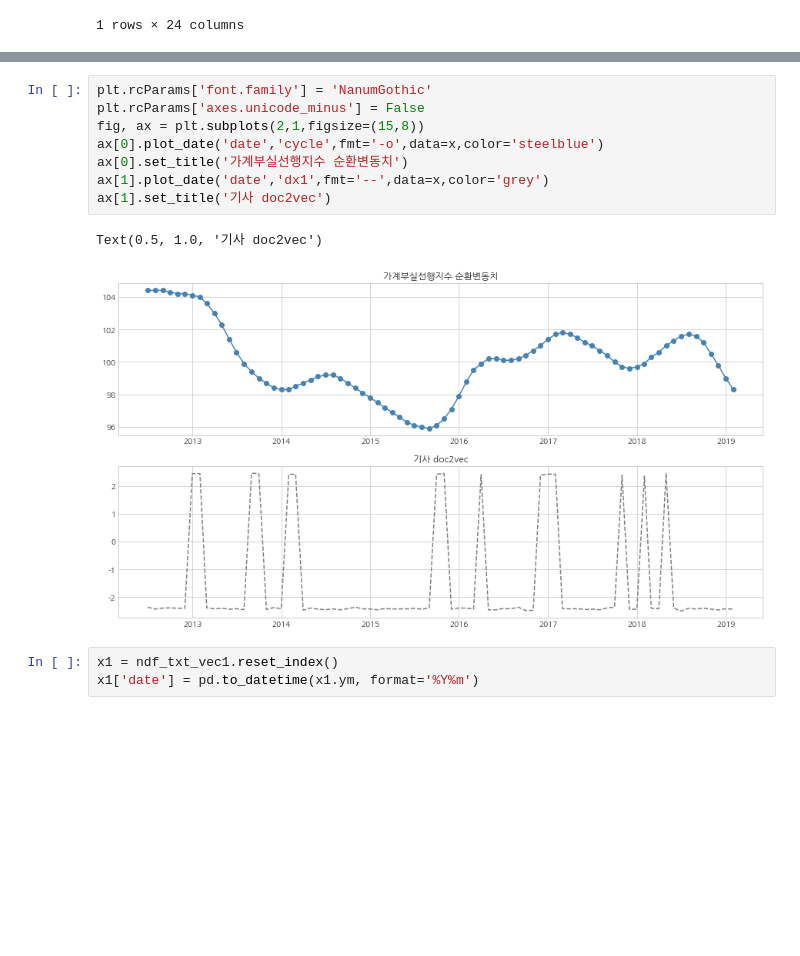
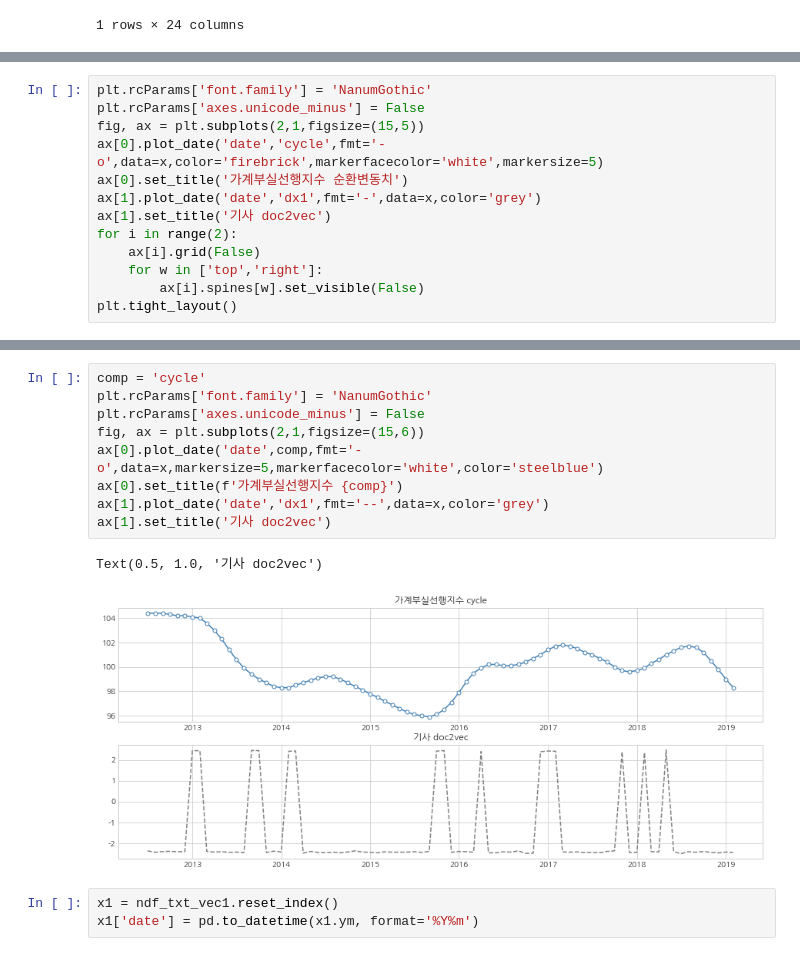
Before and after one commit to jeonghyunwoo/pub_data, a Jupyter notebook: social_doc2vec.ipynb, the cells around one changed output, grey strips where cells are left out. Cells and saved outputs as stored; diff of their text form; blank space fills up the shorter version.

```diff
--- a/social_doc2vec.ipynb
+++ b/social_doc2vec.ipynb
@@ -346,0 +351,13 @@ x.head(1)
+# %%
+plt.rcParams['font.family'] = 'NanumGothic'
+plt.rcParams['axes.unicode_minus'] = False
+fig, ax = plt.subplots(2,1,figsize=(15,5))
+ax[0].plot_date('date','cycle',fmt='-o',data=x,color='firebrick',markerfacecolor='white',markersize=5)
+ax[0].set_title('가계부실선행지수 순환변동치')
+ax[1].plot_date('date','dx1',fmt='-',data=x,color='grey')
+ax[1].set_title('기사 doc2vec')
+for i in range(2):
+    ax[i].grid(False)
+    for w in ['top','right']:
+        ax[i].spines[w].set_visible(False)
+plt.tight_layout()
@@ -347,14 +373,15 @@ x.head(1)
 # %%
+comp = 'cycle'
 plt.rcParams['font.family'] = 'NanumGothic'
 plt.rcParams['axes.unicode_minus'] = False
-fig, ax = plt.subplots(2,1,figsize=(15,8))
-ax[0].plot_date('date','cycle',fmt='-o',data=x,color='steelblue')
-ax[0].set_title('가계부실선행지수 순환변동치')
+fig, ax = plt.subplots(2,1,figsize=(15,6))
+ax[0].plot_date('date',comp,fmt='-o',data=x,markersize=5,markerfacecolor='white',color='steelblue')
+ax[0].set_title(f'가계부실선행지수 {comp}')
 ax[1].plot_date('date','dx1',fmt='--',data=x,color='grey')
 ax[1].set_title('기사 doc2vec')
 # %% [output]
 Text(0.5, 1.0, '기사 doc2vec')
-[figure, old version]
+[figure, new version]
 # %%
 x1 = ndf_txt_vec1.reset_index()
 x1['date'] = pd.to_datetime(x1.ym, format='%Y%m')
```
Also changed, not shown: parts of 3 cells of this notebook.
